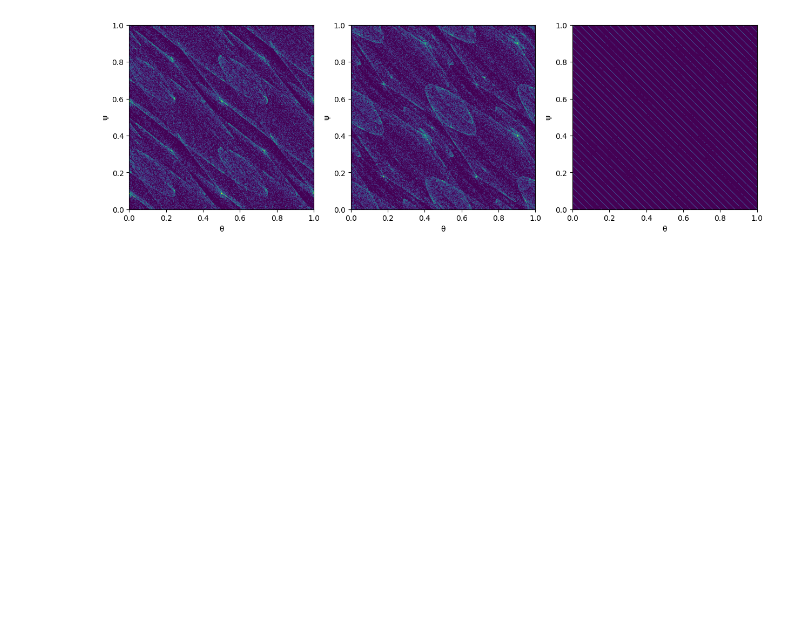
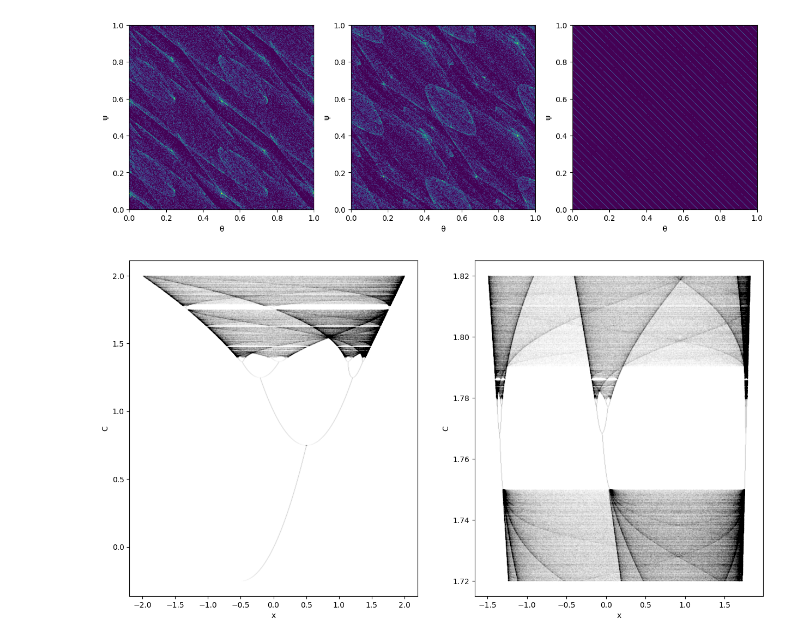
Before and after one commit to othon-ishiyi/Chaotic-Systems, a Jupyter notebook: exame.ipynb, the cells around one changed output. Cells and saved outputs as stored; diff of their text form; code cells hidden in the pictures; blank space fills up the shorter version.

```diff
--- a/exame.ipynb
+++ b/exame.ipynb
@@ -179,0 +229,13 @@ Text(0, 0.5, 'ψ')
+# %%
+_, axs = plt.subplots(1, 2, squeeze = False, figsize = (15, 8))
+ax = axs[0][0]
+ax.scatter(Ya, Xa, s = 1, marker = ".", color = 'k', alpha = 0.01)
+ax.set_xlabel('x')
+ax.set_ylabel('C')
+ax = axs[0][1]
+ax.scatter(Yb, Xb, s = 1, marker = ".", color = 'k', alpha = 0.01)
+ax.set_xlabel('x')
+ax.set_ylabel('C')
+plt.show()
+# %% [output]
+[figure, added]
```
Also changed, not shown: parts of 1 cell of this notebook.
